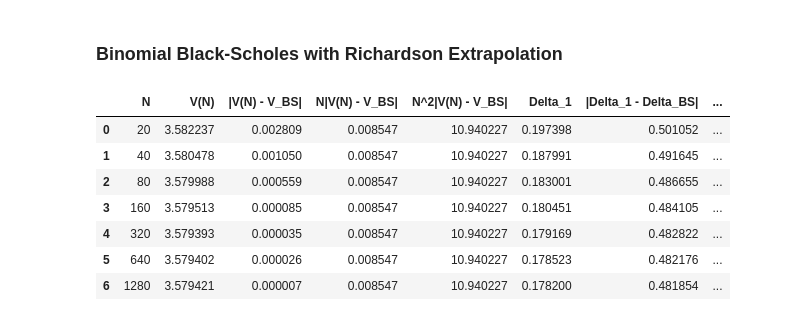
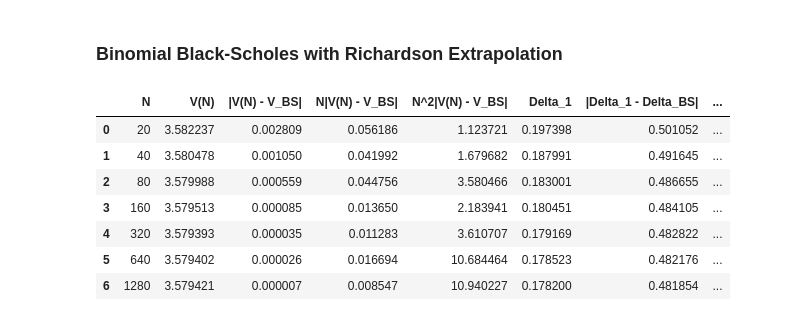
Before and after one commit to karaniitmadras/MTH9821-numerical-method-for-financial-engineering, a Jupyter notebook: HW3/MTH9821_HW3_NUM1.ipynb, the cells around one changed output. Cells and saved outputs as stored; diff of their text form; code cells hidden in the pictures.

```diff
--- a/HW3/MTH9821_HW3_NUM1.ipynb
+++ b/HW3/MTH9821_HW3_NUM1.ipynb
@@ -528,8 +528,8 @@ for i in range(len(N)):
 
     # approximation error
     EP_BT_approximation_error[i] = approximation_error(EP_BT[i], V_BS)
-    EP_BT_linear_approximation_error = linear_approximation_error(EP_BT[i], V_BS, N[i])
-    EP_BT_quadratic_approximation_error = quadratic_approximation_error(EP_BT[i], V_BS, N[i])
+    EP_BT_linear_approximation_error[i] = linear_approximation_error(EP_BT[i], V_BS, N[i])
+    EP_BT_quadratic_approximation_error[i] = quadratic_approximation_error(EP_BT[i], V_BS, N[i])
 
     EP_BT_delta[i] = delta_1(V_1_0, V_1_1, S_1_0, S_1_1)
     EP_BT_delta_error[i] = approximation_error(EP_BT_delta[i] , Delta_BS)
@@ -614,12 +614,12 @@ for i in range(len(N)):
     S_2_2 = S0 * d**2
 
     # value from binomial tree pricer
-    EP_ABT[i] = binomial_pricer(S0, K, T, r, q, sigma, N[i], CallPutType.Put, EuroAmerType.EnuropeanOption)
+    EP_ABT[i] = avg_binomial_pricer(S0, K, T, r, q, sigma, N[i], CallPutType.Put, EuroAmerType.EnuropeanOption)
 
     # approximation error
     EP_ABT_approximation_error[i] = approximation_error(EP_ABT[i], V_BS)
-    EP_ABT_linear_approximation_error = linear_approximation_error(EP_ABT[i], V_BS, N[i])
-    EP_ABT_quadratic_approximation_error = quadratic_approximation_error(EP_ABT[i], V_BS, N[i])
+    EP_ABT_linear_approximation_error[i] = linear_approximation_error(EP_ABT[i], V_BS, N[i])
+    EP_ABT_quadratic_approximation_error[i] = quadratic_approximation_error(EP_ABT[i], V_BS, N[i])
 
     EP_ABT_delta[i] = delta_1(V_1_0, V_1_1, S_1_0, S_1_1)
     EP_ABT_delta_error[i] = approximation_error(EP_ABT_delta[i] , Delta_BS)
@@ -756,8 +756,8 @@ for i in range(len(N)):
 
     # approximation error
     EP_BBS_approximation_error[i] = approximation_error(EP_BBS[i], V_BS)
-    EP_BBS_linear_approximation_error = linear_approximation_error(EP_BBS[i], V_BS, N[i])
-    EP_BBS_quadratic_approximation_error = quadratic_approximation_error(EP_BBS[i], V_BS, N[i])
+    EP_BBS_linear_approximation_error[i] = linear_approximation_error(EP_BBS[i], V_BS, N[i])
+    EP_BBS_quadratic_approximation_error[i] = quadratic_approximation_error(EP_BBS[i], V_BS, N[i])
 
     EP_BBS_delta[i] = delta_1(V_1_0, V_1_1, S_1_0, S_1_1)
     EP_BBS_delta_error[i] = approximation_error(EP_BBS_delta[i] , Delta_BS)
@@ -846,41 +846,41 @@ for i in range(len(N)):
         S0, K, T, r, q, sigma, N[i], CallPutType.Put, EuroAmerType.EnuropeanOption
     )
 
     # approximation error
     EP_BBSN_approximation_error[i] = approximation_error(EP_BBRN[i], V_BS)
-    EP_BBSN_linear_approximation_error = linear_approximation_error(EP_BBRN[i], V_BS, N[i])
-    EP_BBSN_quadratic_approximation_error = quadratic_approximation_error(EP_BBRN[i], V_BS, N[i])
+    EP_BBSN_linear_approximation_error[i] = linear_approximation_error(EP_BBRN[i], V_BS, N[i])
+    EP_BBSN_quadratic_approximation_error[i] = quadratic_approximation_error(EP_BBRN[i], V_BS, N[i])
 
     EP_BBSN_delta[i] = delta_1(V_1_0, V_1_1, S_1_0, S_1_1)
     EP_BBSN_delta_error[i] = approximation_error(EP_BBSN_delta[i] , Delta_BS)
     EP_BBSN_gamma[i] = gamma_1(V_2_0, V_2_1, V_2_2, S_2_0, S_2_1, S_2_2)
     EP_BBSN_gamma_error[i] = approximation_error(EP_BBSN_gamma[i], Gamma_BS)
     EP_BBSN_theta[i] = theta_1(V_2_1, V_0_0, T, N[i])
     EP_BBSN_theta_error[i] = approximation_error(EP_BBSN_theta[i], Theta_BS)
 
 BBSN_tree_res = pd.DataFrame({
     "N": N,
     "V(N)": EP_BBRN,
     "|V(N) - V_BS|": EP_BBSN_approximation_error,
     "N|V(N) - V_BS|": EP_BBSN_linear_approximation_error,
     "N^2|V(N) - V_BS|": EP_BBSN_quadratic_approximation_error,
     "Delta_1": EP_BBSN_delta,
     "|Delta_1 - Delta_BS|": EP_BBSN_delta_error,
     "Gamma_1": EP_BBSN_gamma,
     "|Gamma_1 - Gamma_BS|":EP_BBSN_gamma_error,
     "Theta_1": EP_BBSN_theta,
     "|Theta_1 - Theta_BS|": EP_BBSN_theta_error,
 })
 
 BBSN_tree_res
 # %% [output]
 |  | N | V(N) | |V(N) - V_BS| | N|V(N) - V_BS| | N^2|V(N) - V_BS| | Delta_1 | |Delta_1 - Delta_BS| | ... |
-| 0 | 20 | 3.582237 | 0.002809 | 0.008547 | 10.940227 | 0.197398 | 0.501052 | ... |
-| 1 | 40 | 3.580478 | 0.001050 | 0.008547 | 10.940227 | 0.187991 | 0.491645 | ... |
-| 2 | 80 | 3.579988 | 0.000559 | 0.008547 | 10.940227 | 0.183001 | 0.486655 | ... |
-| 3 | 160 | 3.579513 | 0.000085 | 0.008547 | 10.940227 | 0.180451 | 0.484105 | ... |
-| 4 | 320 | 3.579393 | 0.000035 | 0.008547 | 10.940227 | 0.179169 | 0.482822 | ... |
-| 5 | 640 | 3.579402 | 0.000026 | 0.008547 | 10.940227 | 0.178523 | 0.482176 | ... |
+| 0 | 20 | 3.582237 | 0.002809 | 0.056186 | 1.123721 | 0.197398 | 0.501052 | ... |
+| 1 | 40 | 3.580478 | 0.001050 | 0.041992 | 1.679682 | 0.187991 | 0.491645 | ... |
+| 2 | 80 | 3.579988 | 0.000559 | 0.044756 | 3.580466 | 0.183001 | 0.486655 | ... |
+| 3 | 160 | 3.579513 | 0.000085 | 0.013650 | 2.183941 | 0.180451 | 0.484105 | ... |
+| 4 | 320 | 3.579393 | 0.000035 | 0.011283 | 3.610707 | 0.179169 | 0.482822 | ... |
+| 5 | 640 | 3.579402 | 0.000026 | 0.016694 | 10.684464 | 0.178523 | 0.482176 | ... |
 | 6 | 1280 | 3.579421 | 0.000007 | 0.008547 | 10.940227 | 0.178200 | 0.481854 | ... |
 # %%
 rows = 0
```
Also changed, not shown: parts of 4 cells of this notebook, 2 other files.
